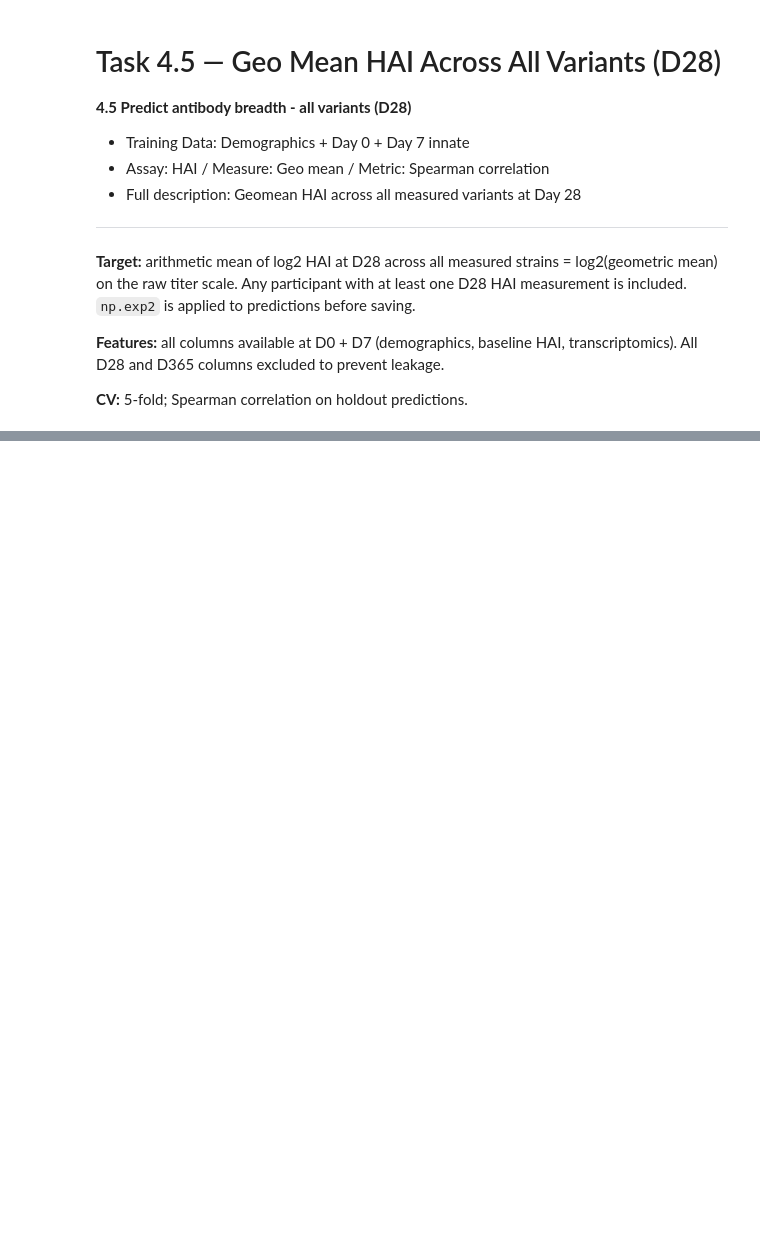
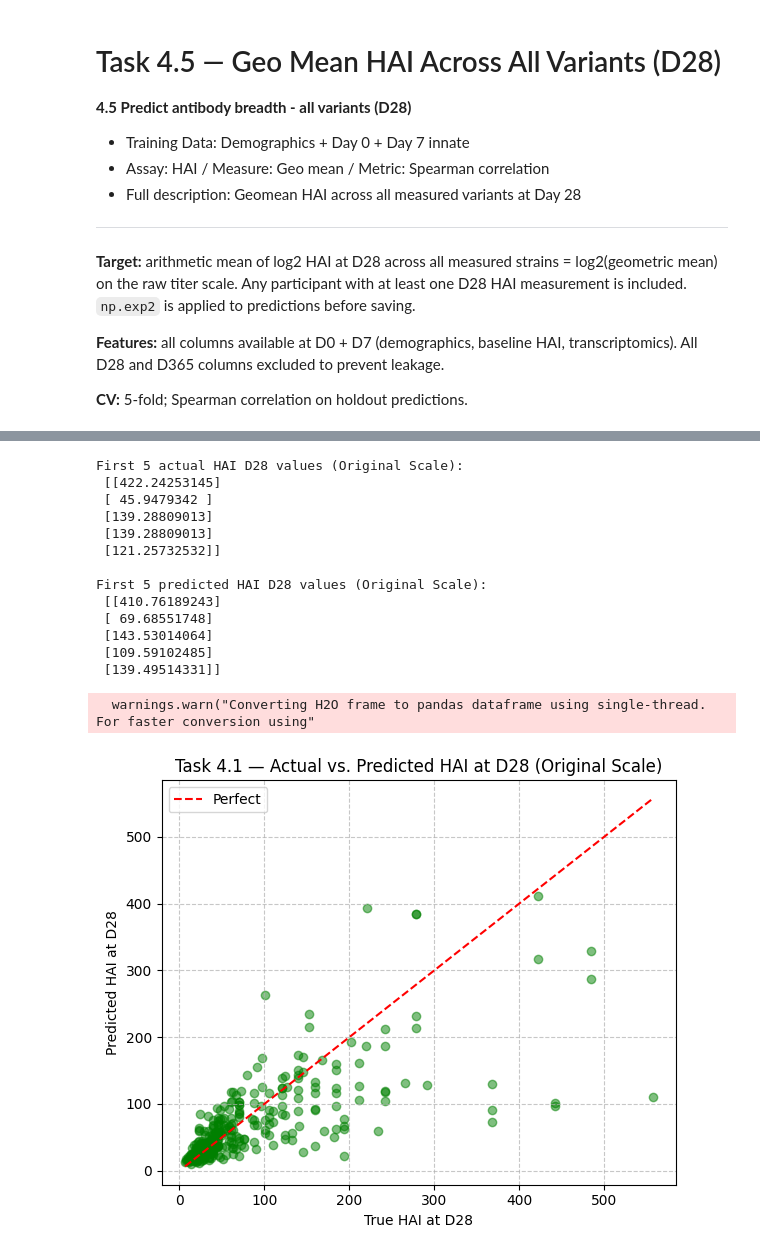
Before and after one commit to DirtyChay/cmi-flu-prediction-challenge-capstone, a Jupyter notebook: automl_models/task_4_5.ipynb, the cells around one changed output, grey strips where cells are left out. Drawn from its saved outputs; the diff is of its cells as text; code cells hidden in the pictures; blank space fills up the shorter version.

```diff
--- a/automl_models/task_4_5.ipynb
+++ b/automl_models/task_4_5.ipynb
@@ -114,0 +365,2 @@ Training complete.
+# %%
+data = h2o.import_file(os.path.join(os.getcwd(), '4.5_train_temp.parquet'))
@@ -131,0 +504,69 @@ aml.leader.varimp_plot(num_of_features=20)
+# %%
+# Flag to toggle between log scale (1) and original scale (0) results
+convert_to_original_scale = 0 # Set to 0 for original scale, 1 for log2 scale
+
+# Get the Day 0 HAI values for the test set corresponding to the cleaned results
+test_d0_hai_column_name = 'geomean_d0'
+
+# Filter the original 'test' H2OFrame using the same condition that created results_clean.
+# results_clean was created from `results[results["actual"].isna() == 0]`,
+# where `results["actual"]` corresponds to `test[y]` for the relevant rows.
+filtered_test_for_d0_h2o = test[test[y].isna() == 0]
+
+# Now, extract the d0 HAI column from this filtered H2OFrame
+test_d0_hai_h2o_filtered = filtered_test_for_d0_h2o[test_d0_hai_column_name]
+
+# Convert it to a numpy array. The 'actual_values' and 'predicted_values' are already numpy arrays.
+test_d0_hai = test_d0_hai_h2o_filtered.as_data_frame().values.reshape(-1, 1)
+
+# Calculate actual HAI d28 values (log2 scale)
+actual_hai_d28_log2 = test_d0_hai + actual_values
+
+# Calculate predicted HAI d28 values (log2 scale)
+predicted_hai_d28_log2 = test_d0_hai + predicted_values
+
+if convert_to_original_scale == 0:
+    # Convert to original HAI titer scale (exp2)
+    display_actual_values = np.exp2(actual_hai_d28_log2)
+    display_predicted_values = np.exp2(predicted_hai_d28_log2)
+    scale_label = 'Original Scale'
+    x_label = 'True HAI at D28'
+    y_label = 'Predicted HAI at D28'
+else:
+    display_actual_values = actual_hai_d28_log2
+    display_predicted_values = predicted_hai_d28_log2
+    scale_label = 'Log2 Scale'
+    x_label = 'True log2(HAI) at D28'
+    y_label = 'Predicted log2(HAI) at D28'
+
+print(f"First 5 actual HAI D28 values ({scale_label}):\n", display_actual_values[:5])
+print(f"\nFirst 5 predicted HAI D28 values ({scale_label}):\n", display_predicted_values[:5])
+
+# Plotting the HAI values
+plt.figure(figsize=(6, 5))
+plt.scatter(display_actual_values, display_predicted_values, alpha=0.5, color='green')
+plt.plot([display_actual_values.min(), display_actual_values.max()],
+         [display_actual_values.min(), display_actual_values.max()], 'r--', label='Perfect')
+plt.xlabel(x_label)
+plt.ylabel(y_label)
+plt.title(f'Task 4.1 — Actual vs. Predicted HAI at D28 ({scale_label})')
+plt.legend()
+plt.grid(True, linestyle='--', alpha=0.7)
+plt.tight_layout()
+plt.show()
+# %% [output]
+First 5 actual HAI D28 values (Original Scale):
+ [[422.24253145]
+ [ 45.9479342 ]
+ [139.28809013]
+ [139.28809013]
+ [121.25732532]]
+
+First 5 predicted HAI D28 values (Original Scale):
+ [[410.76189243]
+ [ 69.68551748]
+ [143.53014064]
+ [109.59102485]
+ [139.49514331]]
+  warnings.warn("Converting H2O frame to pandas dataframe using single-thread.  For faster conversion using"
+[figure, added]
```
Also changed, not shown: parts of 45 cells of this notebook.
